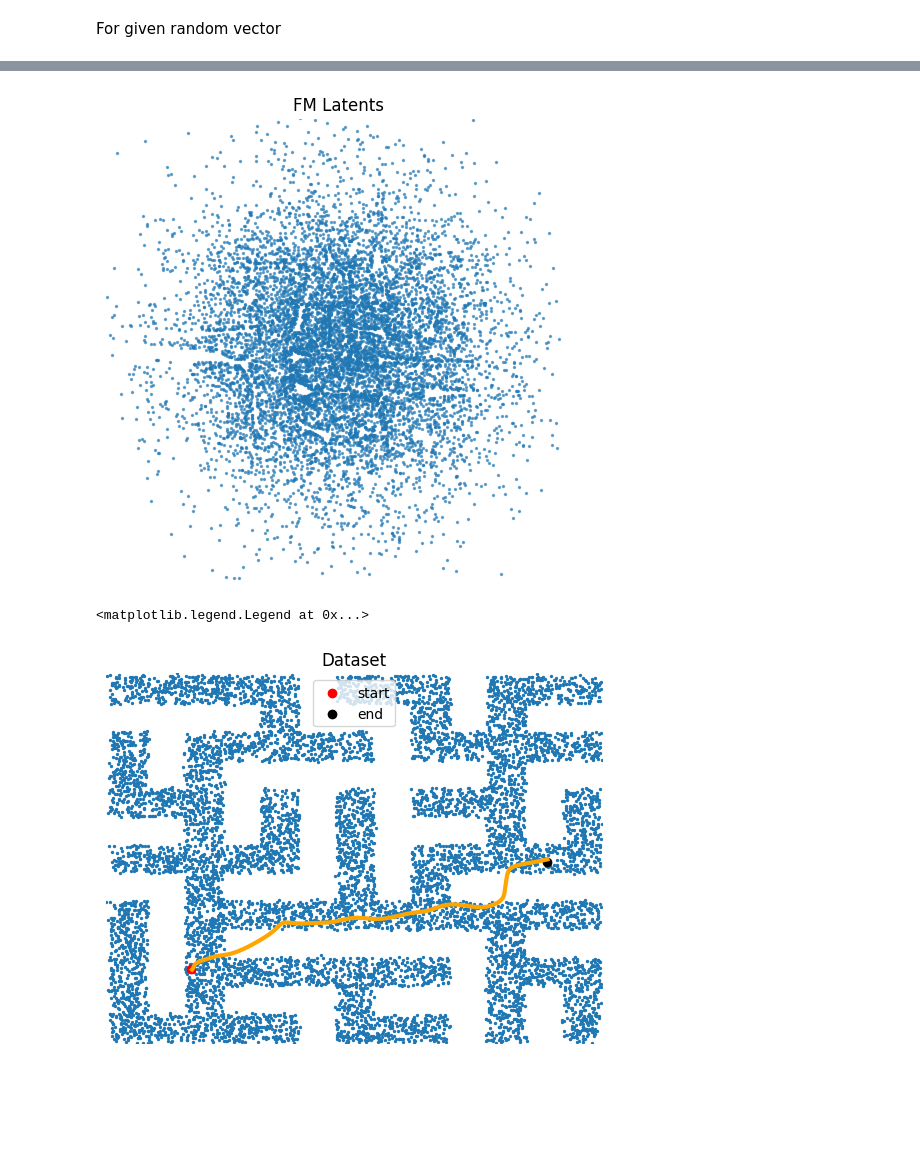
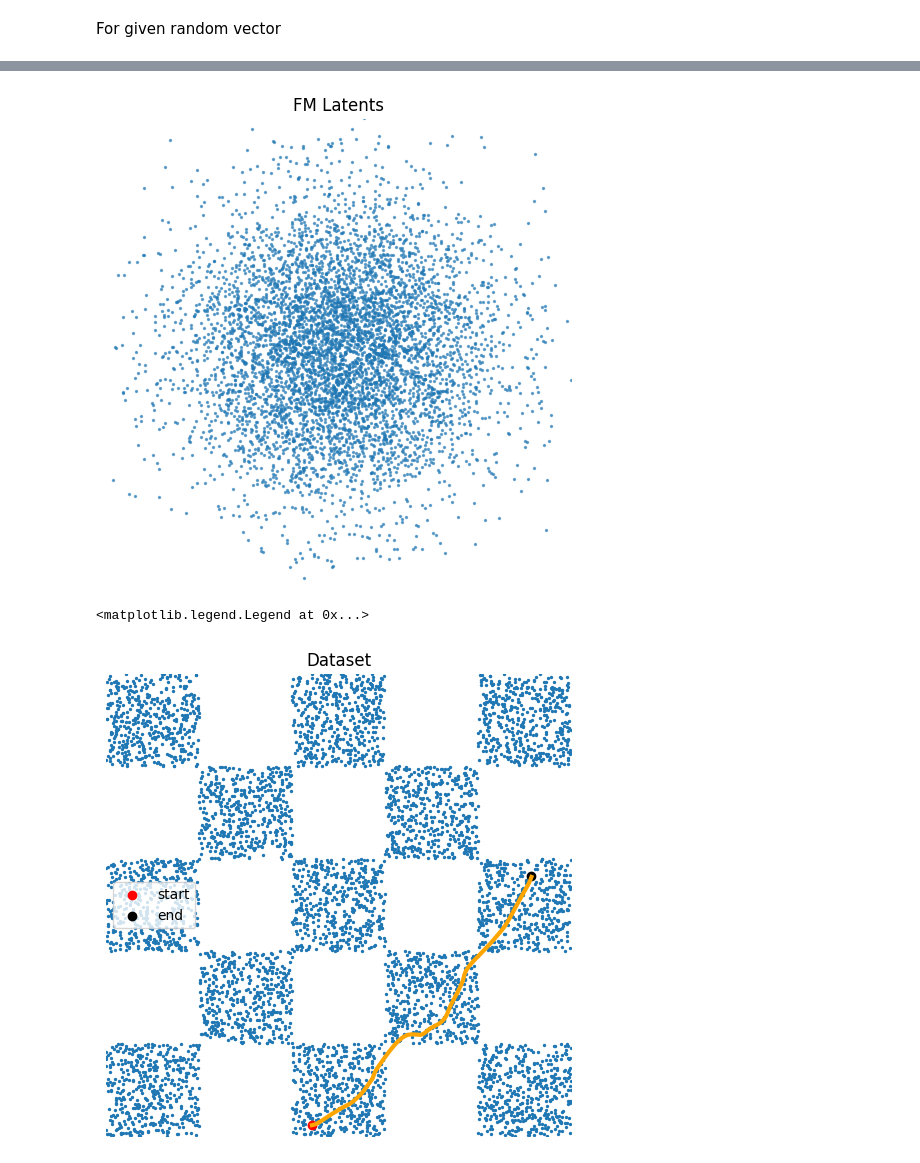
Before and after one commit to Kemsekov/One-Step-Exact-Likelihood-FlowMatching, a Jupyter notebook: checkerboard.ipynb, the cells around one changed output, grey strips where cells are left out. Drawn from its saved outputs; the diff is of its cells as text; code cells hidden in the pictures; blank space fills up the shorter version.

```diff
--- a/checkerboard.ipynb
+++ b/checkerboard.ipynb
@@ -188,7 +188,7 @@ torch.manual_seed(3)
 np.random.seed(0)
 
 data = maze_dataset(10000,path_width=0.5,grid_cols=7,grid_rows=7)
-# data=checkerboard(12000,5)
+data=checkerboard(12000,5)
 # data=concentric_circles(10000)[0]
 data = torch.tensor(data).float()
 data-=data.mean()
@@ -203,12 +203,12 @@ plt.show()
 # %%
 from kemsekov_torch.flow_matching import FlowModel1d
 
-torch.manual_seed(2)
+torch.manual_seed(244)
 fm = FlowModel1d(
     data.shape[-1],
     hidden_dim=64,
-    residual_blocks=10,
-    device='cuda',
+    residual_blocks=5,
+    device='cpu',
     # dropout_p=0.1
 )
 
@@ -571,62 +582,32 @@ plt.xlim(-3,3)
 plt.ylim(-3,3)
 plt.show()
 # %% [output]
-[figure, old version]
+[figure, new version]
 # %%
 import random
-
 
 a = data[random.randint(0,1000)]
 b = data[random.randint(0,1000)]
 
 model = fm_reflow
 model.freeze() # speed up computations by removing grads for model
 
 ab=model.interpolate(a,b,torch.linspace(0,1,1028))
 
-def path_optimization_loss(ab,a,b):
-    prev = ab[:-1]
-    next = ab[1:]
-
-    points_diff_std = (prev-next).std()*0
-
-
-    t = torch.rand(ab.shape[0]-1)[:,None,None]
-    interp = prev*t+(1-t)*next
-
-    # we need to maximize log prob of path points
-    interp_logp = -model.log_prob(interp).mean()
-
-    # ab_prior = model.to_prior(ab)
-    # prev = ab_prior[:-1]
-    # next = ab_prior[1:]
-
-    # we need to minimize path length in prior space
-    # total_dist = (prev-next).pow(2).mean()*0
-
-    # we need to make sure points are spaced evenly in latent space
-    # points_diff_std = (prev-next).std()
-
-    # we need to make sure end points match required points
-    end_points_diff = (ab[0]-a).pow(2).mean()+(ab[-1]-b).pow(2).mean()
-
-    return interp_logp+points_diff_std+end_points_diff
-
 ab_before = ab.clone()
-
 ab_before=ab_before[:,0]
-
+plt.figure(figsize=(6,6))
 plt.scatter(data[:,0],data[:,1],s=2)
 plt.xlim(data[:,0].min(),data[:,0].max())
 plt.ylim(data[:,1].min(),data[:,1].max())
 plt.title("Dataset")
 plt.axis("off")
 # for prev,next in zip(ab[:-1],ab[1:]):
 plt.plot(ab_before[:,0],ab_before[:,1],c='orange',linewidth=3)
 plt.scatter([a[0]],[a[1]],c='red',label='start')
 plt.scatter([b[0]],[b[1]],c='black',label='end')
 # plt.scatter(interp[:,0],interp[:,1],c='yellow',label='interp')
 plt.legend()
 # %% [output]
 <matplotlib.legend.Legend at 0x...>
-[figure, old version]
+[figure, new version]
```
Also changed, not shown: parts of 13 cells of this notebook, 1 other file.
